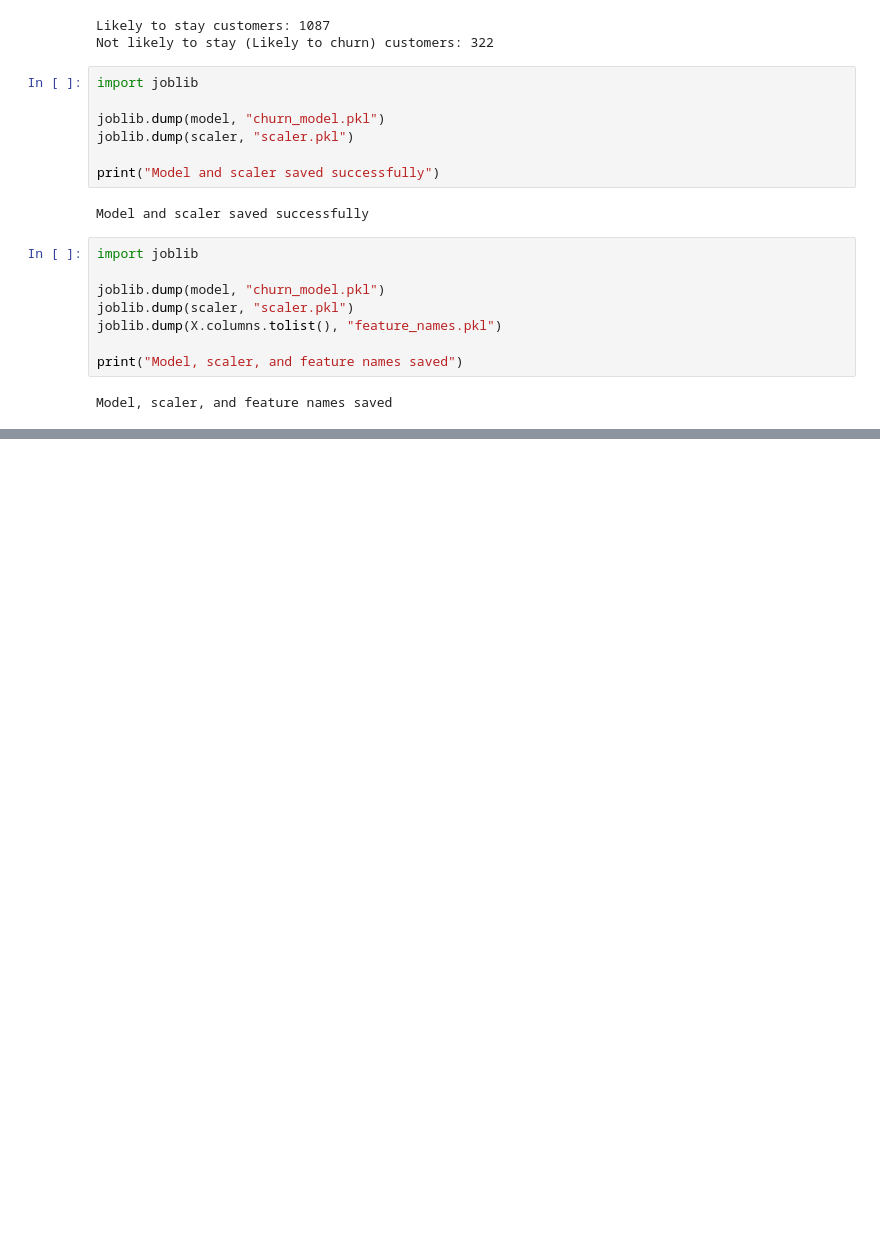
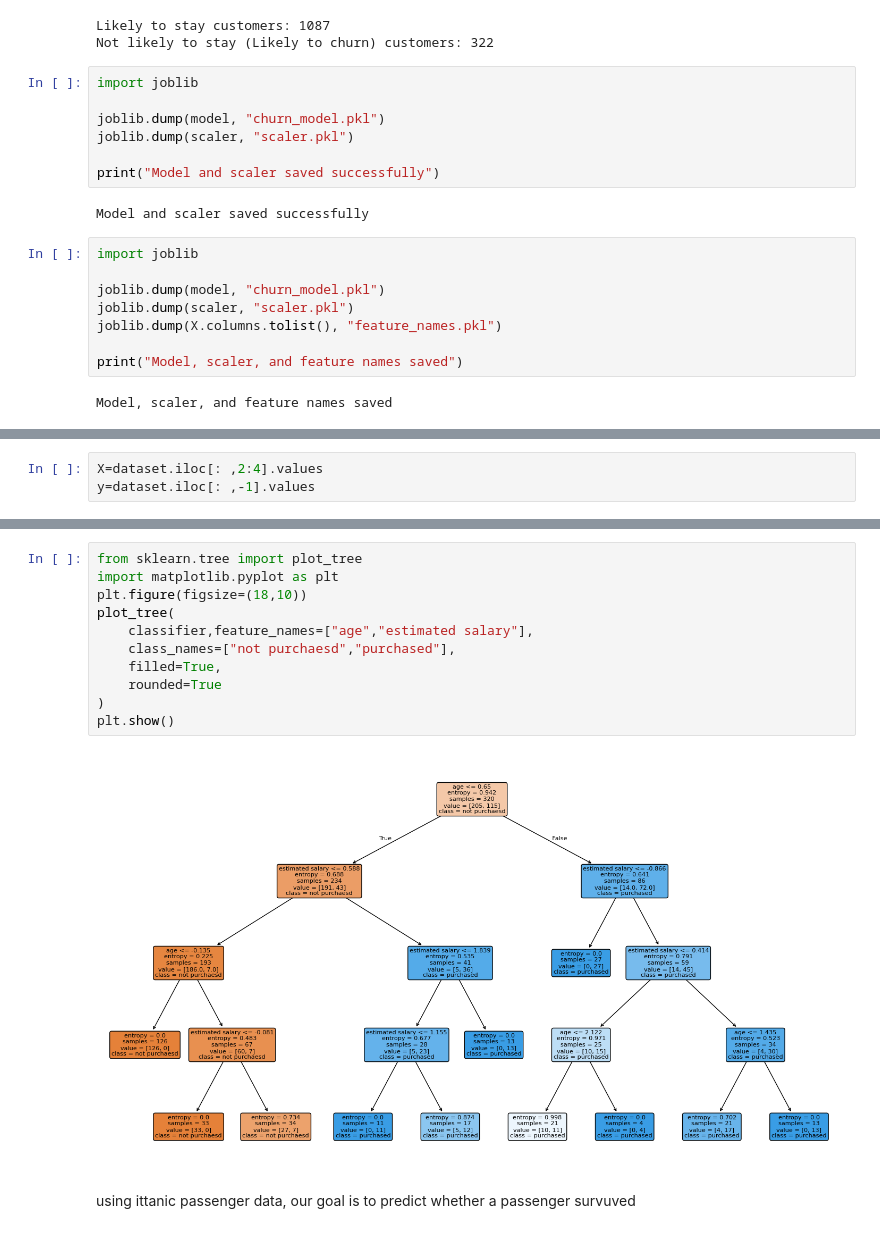
Before and after one commit to ravali217/logistic-regression, a Jupyter notebook: ml_2.ipynb, the cells around one changed output, grey strips where cells are left out. Drawn from its saved outputs; the diff is of its cells as text; blank space fills up the shorter version.

```diff
--- a/ml_2.ipynb
+++ b/ml_2.ipynb
@@ -658,0 +695,3 @@ Model, scaler, and feature names saved
+# %%
+X=dataset.iloc[: ,2:4].values
+y=dataset.iloc[: ,-1].values
@@ -658,0 +755,15 @@ Model, scaler, and feature names saved
+# %%
+from sklearn.tree import plot_tree
+import matplotlib.pyplot as plt
+plt.figure(figsize=(18,10))
+plot_tree(
+    classifier,feature_names=["age","estimated salary"],
+    class_names=["not purchaesd","purchased"],
+    filled=True,
+    rounded=True
+)
+plt.show()
+# %% [output]
+[figure, added]
+# %% [markdown]
+using ittanic passenger data, our goal is to predict whether a passenger survuved
```
Also changed, not shown: parts of 71 cells of this notebook.
